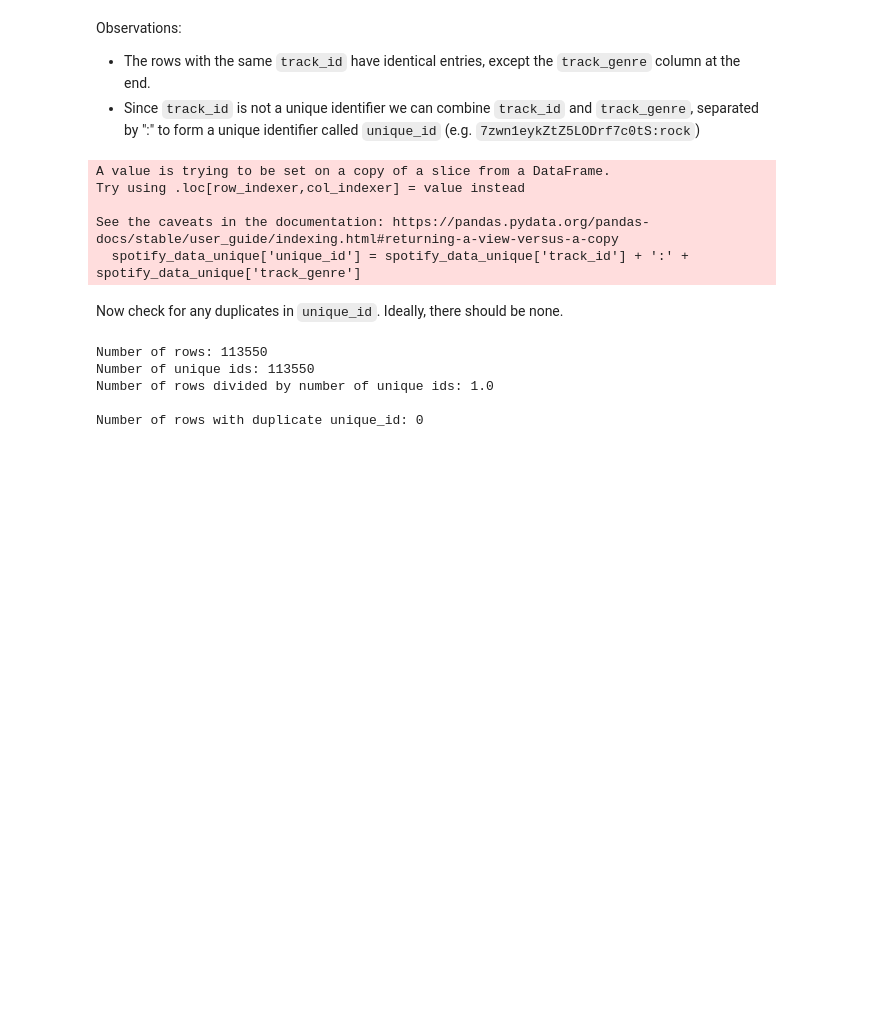
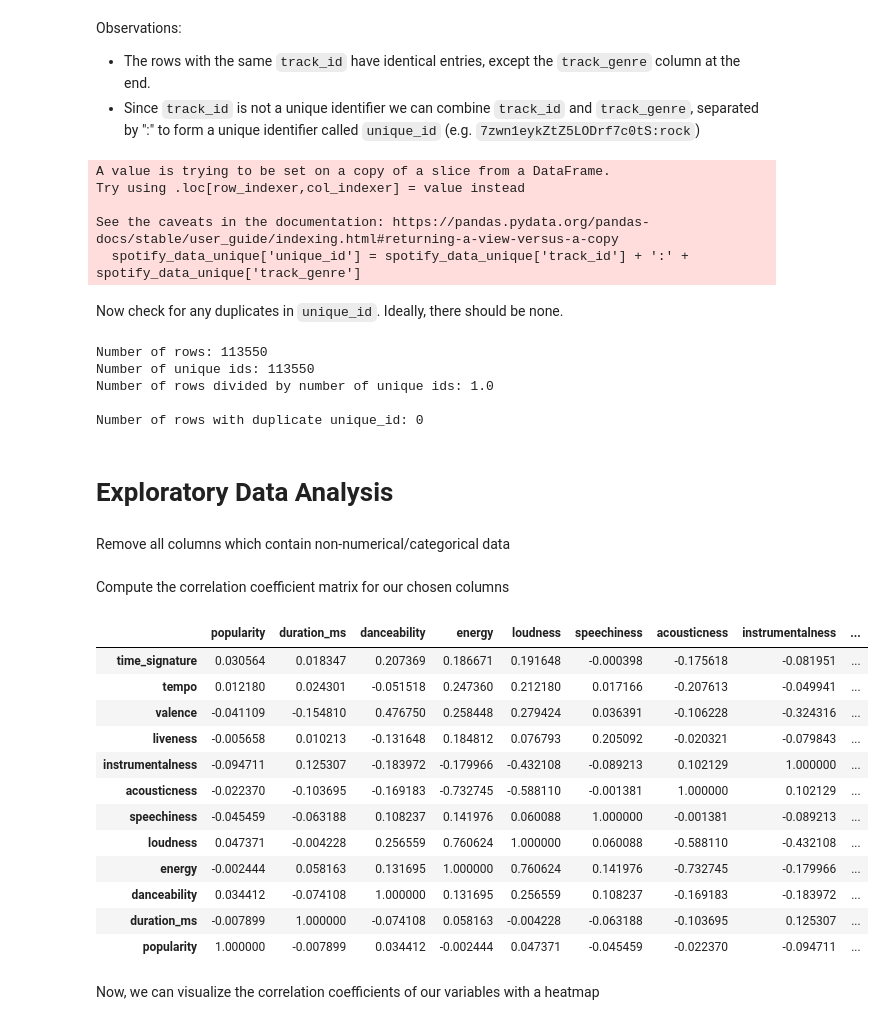
Before and after one commit to Enemily/CSM148-group-project, a Jupyter notebook: CSM148_Group_Project.ipynb, the cells around one changed output. Cells and saved outputs as stored; diff of their text form; code cells hidden in the pictures; blank space fills up the shorter version.

Commit message:
Added heatmap visualization for correlation coefficients

```diff
--- a/CSM148_Group_Project.ipynb
+++ b/CSM148_Group_Project.ipynb
@@ -173,3 +173,5 @@ Number of unique ids: 113550
 Number of rows divided by number of unique ids: 1.0
 
 Number of rows with duplicate unique_id: 0
+# %% [markdown]
+# Exploratory Data Analysis
@@ -175,0 +180,29 @@ Number of rows with duplicate unique_id: 0
+# %% [markdown]
+Remove all columns which contain non-numerical/categorical data
+# %%
+correlation_data = spotify_data_unique.select_dtypes('number')
+correlation_data = correlation_data.drop(columns=['key', 'mode']) # Drop remaining categorical columns
+# %% [markdown]
+Compute the correlation coefficient matrix for our chosen columns
+# %%
+correlation_mat = np.corrcoef(correlation_data, rowvar=False)
+correlation_mat = np.flip(correlation_mat, axis=0)
+
+correlation_heatmap = pd.DataFrame(correlation_mat, np.flip(correlation_data.columns), correlation_data.columns)
+correlation_heatmap
+# %% [output]
+|  | popularity | duration_ms | danceability | energy | loudness | speechiness | acousticness | instrumentalness | ... |
+| time_signature | 0.030564 | 0.018347 | 0.207369 | 0.186671 | 0.191648 | -0.000398 | -0.175618 | -0.081951 | ... |
+| tempo | 0.012180 | 0.024301 | -0.051518 | 0.247360 | 0.212180 | 0.017166 | -0.207613 | -0.049941 | ... |
+| valence | -0.041109 | -0.154810 | 0.476750 | 0.258448 | 0.279424 | 0.036391 | -0.106228 | -0.324316 | ... |
+| liveness | -0.005658 | 0.010213 | -0.131648 | 0.184812 | 0.076793 | 0.205092 | -0.020321 | -0.079843 | ... |
+| instrumentalness | -0.094711 | 0.125307 | -0.183972 | -0.179966 | -0.432108 | -0.089213 | 0.102129 | 1.000000 | ... |
+| acousticness | -0.022370 | -0.103695 | -0.169183 | -0.732745 | -0.588110 | -0.001381 | 1.000000 | 0.102129 | ... |
+| speechiness | -0.045459 | -0.063188 | 0.108237 | 0.141976 | 0.060088 | 1.000000 | -0.001381 | -0.089213 | ... |
+| loudness | 0.047371 | -0.004228 | 0.256559 | 0.760624 | 1.000000 | 0.060088 | -0.588110 | -0.432108 | ... |
+| energy | -0.002444 | 0.058163 | 0.131695 | 1.000000 | 0.760624 | 0.141976 | -0.732745 | -0.179966 | ... |
+| danceability | 0.034412 | -0.074108 | 1.000000 | 0.131695 | 0.256559 | 0.108237 | -0.169183 | -0.183972 | ... |
+| duration_ms | -0.007899 | 1.000000 | -0.074108 | 0.058163 | -0.004228 | -0.063188 | -0.103695 | 0.125307 | ... |
+| popularity | 1.000000 | -0.007899 | 0.034412 | -0.002444 | 0.047371 | -0.045459 | -0.022370 | -0.094711 | ... |
+# %% [markdown]
+Now, we can visualize the correlation coefficients of our variables with a heatmap
```
Also changed, not shown: parts of 3 cells of this notebook.
